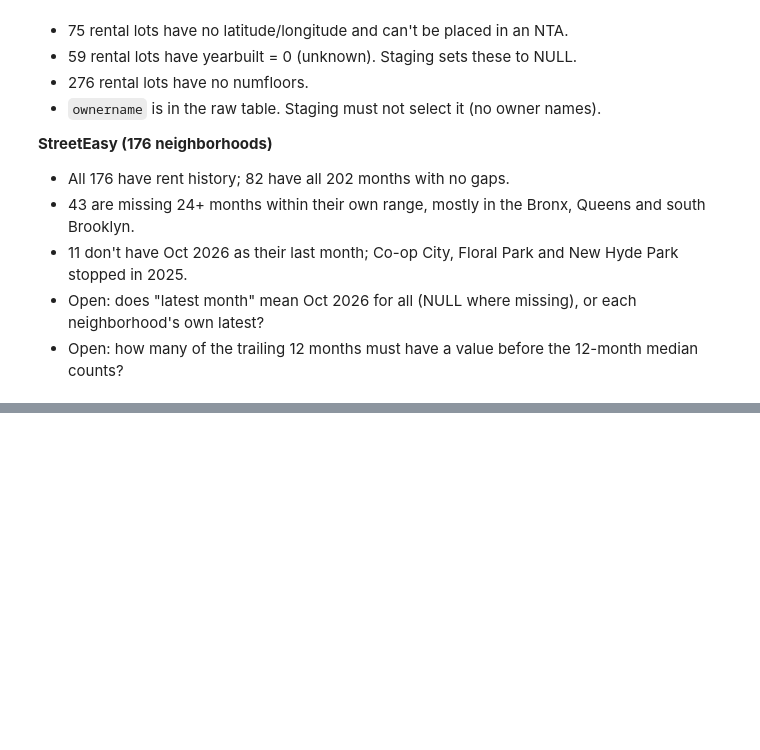
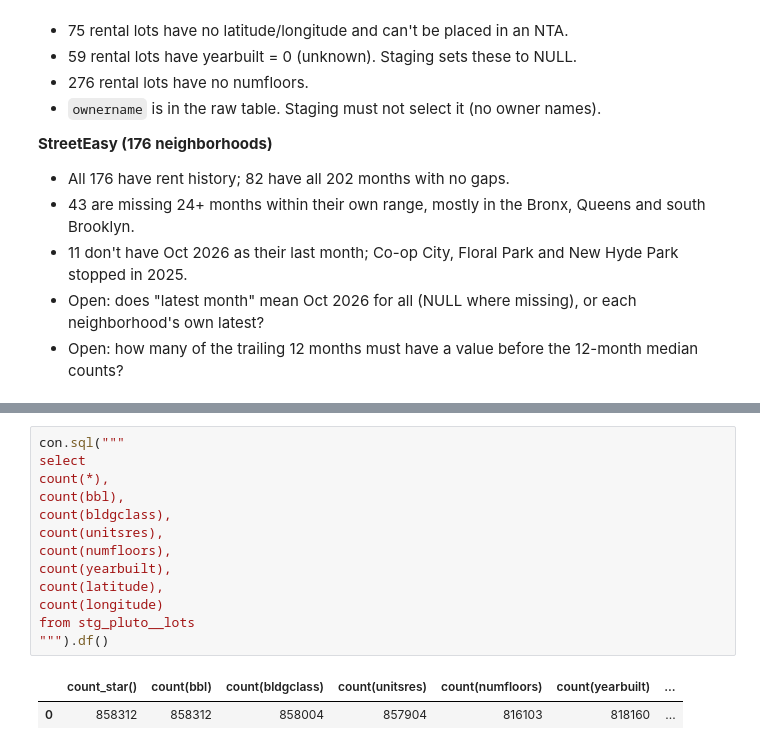
Before and after one commit to lekevinm/nyc-building-report-card, a Jupyter notebook: notebooks/01_profile.ipynb, the cells around one changed output, grey strips where cells are left out. Drawn from its saved outputs; the diff is of its cells as text; blank space fills up the shorter version.

```diff
--- a/notebooks/01_profile.ipynb
+++ b/notebooks/01_profile.ipynb
@@ -150,0 +161,16 @@ order by bldgclass
+# %%
+con.sql("""
+select
+count(*),
+count(bbl),
+count(bldgclass),
+count(unitsres),
+count(numfloors),
+count(yearbuilt),
+count(latitude),
+count(longitude)
+from stg_pluto__lots
+""").df()
+# %% [output]
+|  | count_star() | count(bbl) | count(bldgclass) | count(unitsres) | count(numfloors) | count(yearbuilt) | ... |
+| 0 | 858312 | 858312 | 858004 | 857904 | 816103 | 818160 | ... |
```
Also changed, not shown: parts of 5 cells of this notebook, 2 other files.
